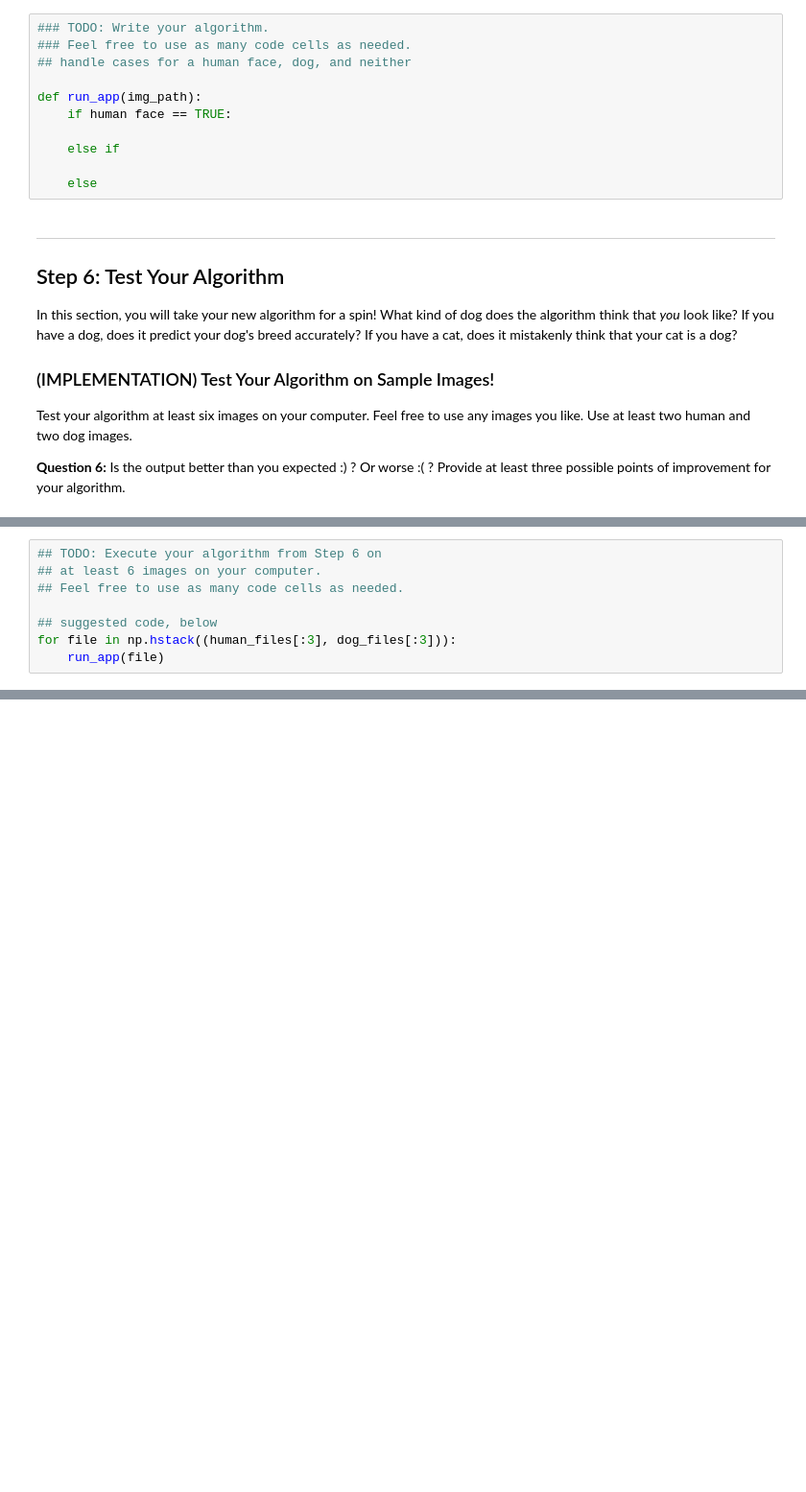
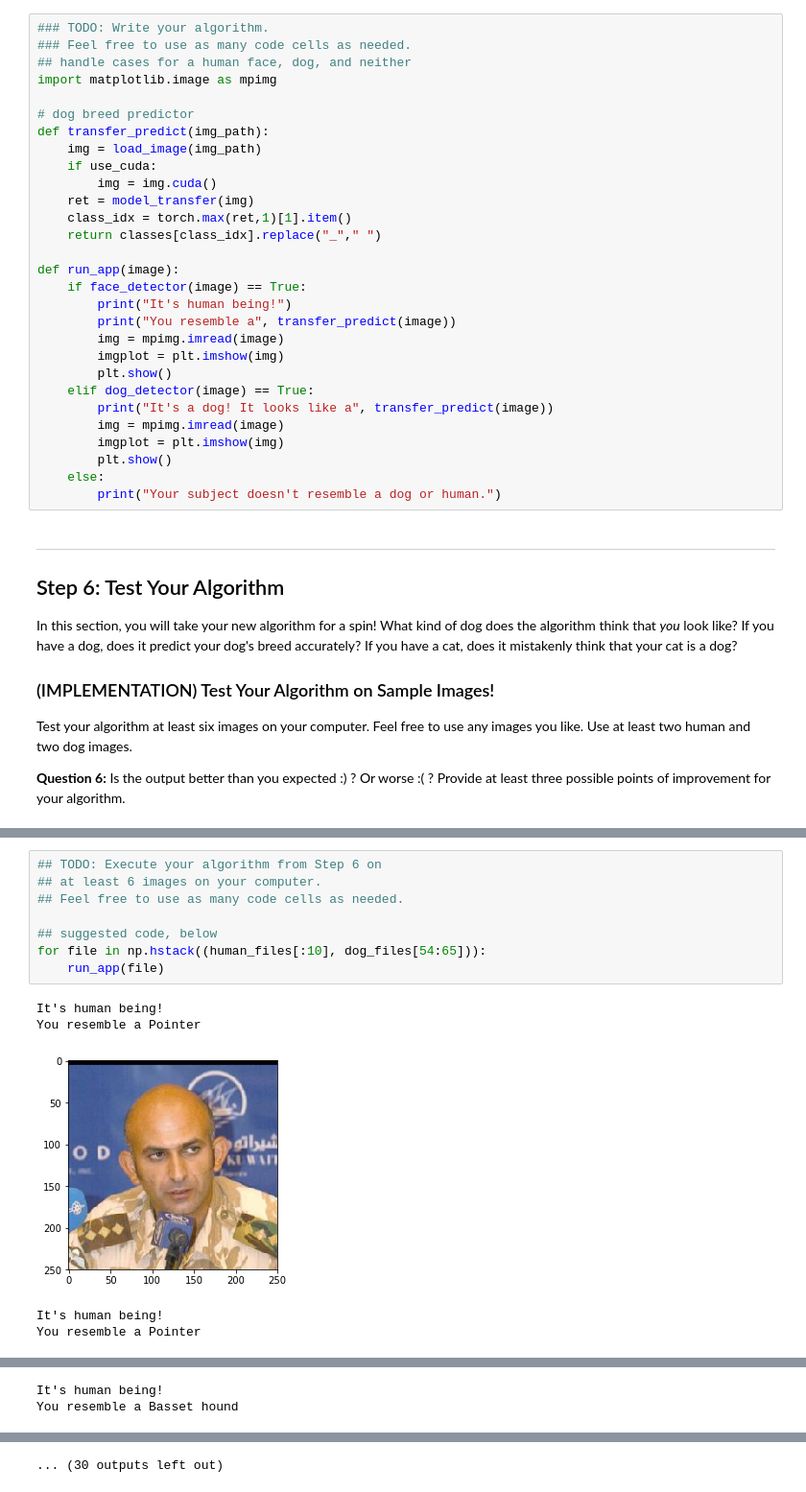
Before and after one commit to diazdc/deep-learning-udacity, a Jupyter notebook: project-dog-classification/dog_app.ipynb, the cells around one changed output, grey strips where cells are left out. Shown at 96% size. Cells and saved outputs as stored; diff of their text form; blank space fills up the shorter version.

Commit message:
updated dog breed classifier project

```diff
--- a/project-dog-classification/dog_app.ipynb
+++ b/project-dog-classification/dog_app.ipynb
@@ -764,17 +828,35 @@ Some sample output for our algorithm is provided below, but feel free to design
 
 
 ### (IMPLEMENTATION) Write your Algorithm
-# %%
-### TODO: Write your algorithm.
-### Feel free to use as many code cells as needed.
-## handle cases for a human face, dog, and neither
-
-def run_app(img_path):
-    if human face == TRUE:
-
-    else if
-
-    else
+# %%
+### TODO: Write your algorithm.
+### Feel free to use as many code cells as needed.
+## handle cases for a human face, dog, and neither
+import matplotlib.image as mpimg
+
+# dog breed predictor
+def transfer_predict(img_path):
+    img = load_image(img_path)
+    if use_cuda:
+        img = img.cuda()
+    ret = model_transfer(img)
+    class_idx = torch.max(ret,1)[1].item()
+    return classes[class_idx].replace("_"," ")
+
+def run_app(image):
+    if face_detector(image) == True:
+        print("It's human being!")
+        print("You resemble a", transfer_predict(image))
+        img = mpimg.imread(image)
+        imgplot = plt.imshow(img)
+        plt.show()
+    elif dog_detector(image) == True:
+        print("It's a dog! It looks like a", transfer_predict(image))
+        img = mpimg.imread(image)
+        imgplot = plt.imshow(img)
+        plt.show()
+    else:
+        print("Your subject doesn't resemble a dog or human.")
 # %% [markdown]
 ---
 <a id='step6'></a>
@@ -792,8 +875,14 @@ __Answer:__ (Three possible points for improvement)
 # %%
 ## TODO: Execute your algorithm from Step 6 on
 ## at least 6 images on your computer.
 ## Feel free to use as many code cells as needed.
 
 ## suggested code, below
-for file in np.hstack((human_files[:3], dog_files[:3])):
+for file in np.hstack((human_files[:10], dog_files[54:65])):
     run_app(file)
+# %% [output]
+It's human being!
+You resemble a Pointer
+[figure, added]
+It's human being!
+You resemble a Pointer
@@ -799,0 +890,2 @@ for file in np.hstack((human_files[:3], dog_files[:3])):
+It's human being!
+You resemble a Basset hound
@@ -799,0 +902 @@ for file in np.hstack((human_files[:3], dog_files[:3])):
+... (30 outputs left out)
```
Also changed, not shown: parts of 33 cells of this notebook, 2 other files.
